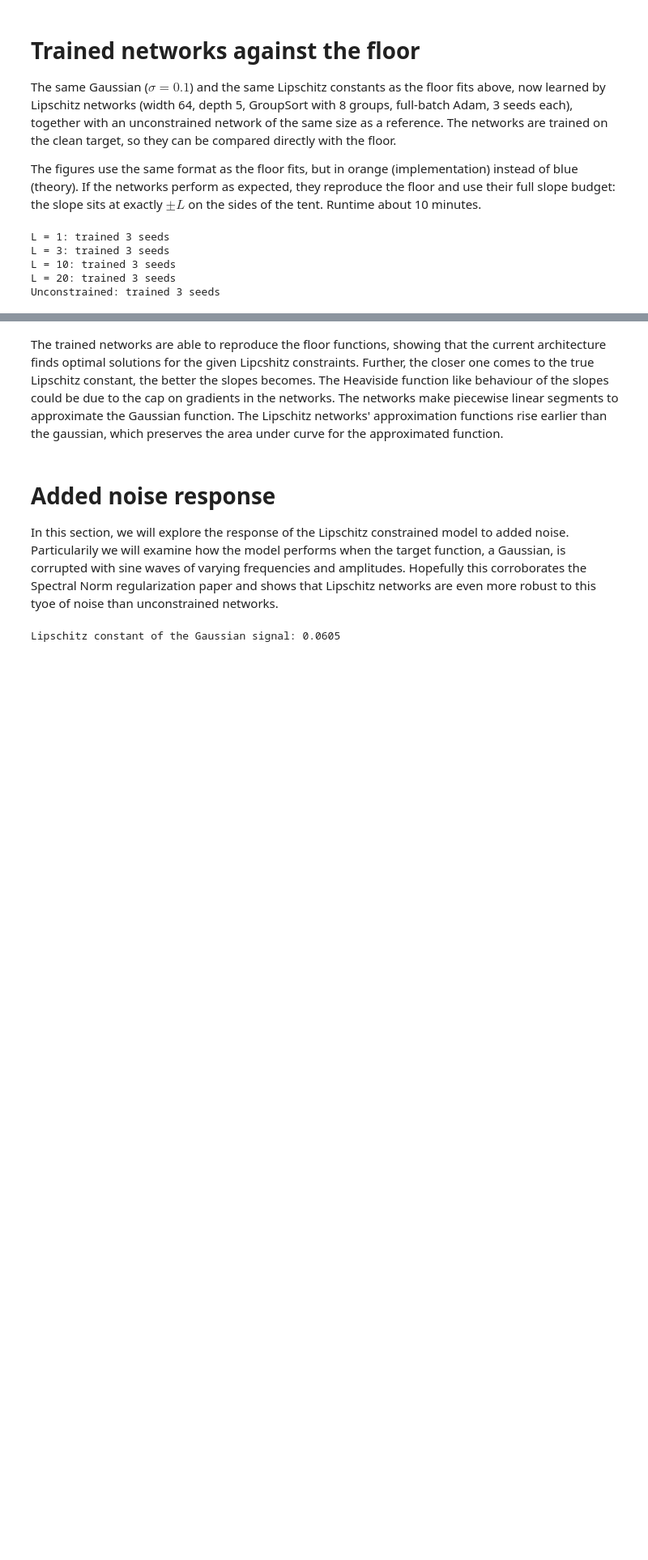
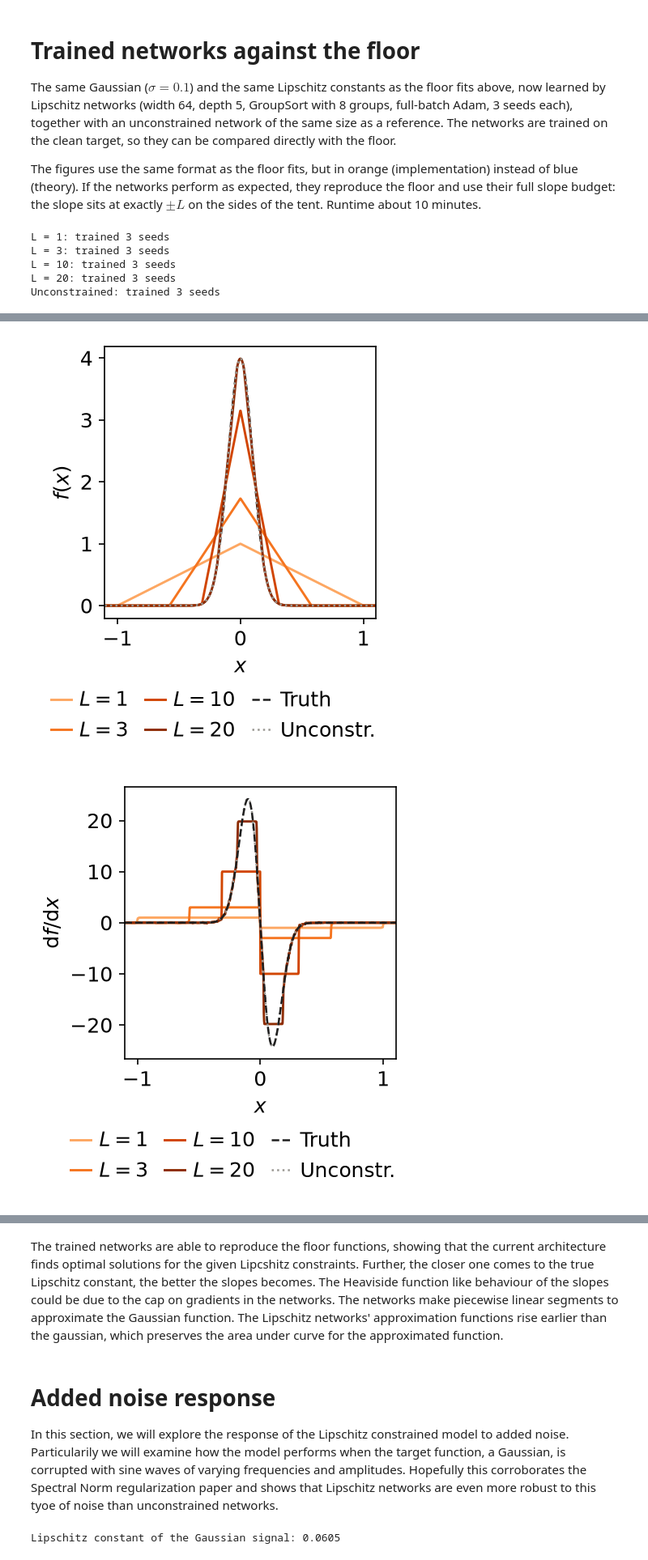
Before and after one commit to emilbkvamme/lipschitz-networks, a Jupyter notebook: Lipschitz_concept/Toy_gaussian.ipynb, the cells around one changed output, grey strips where cells are left out. Shown at 81% size. Saved outputs shown, nothing was run; the diff lists cells and outputs as text; code cells hidden in the pictures; blank space fills up the shorter version.

```diff
--- a/Lipschitz_concept/Toy_gaussian.ipynb
+++ b/Lipschitz_concept/Toy_gaussian.ipynb
@@ -558,0 +484,68 @@ Unconstrained: largest slope 24.1 ± 0.1 (L_true = 24.2), peak 3.989 (true 3.989
+# %%
+# Network fits in the same format as the floor fits, in orange (implementation) instead of blue (theory).
+# The floor fits are in their own figure, placed next to this one in the report, so they are not repeated here.
+# Uses REPORT_STYLE, PAIR_SIZE, PAIR_MARGINS, PAIR_LEGEND and the colours from the floor-fit plot cell above.
+net_shades = plt.cm.Oranges(np.linspace(0.4, 0.95, len(L_show)))  # one hue, light -> dark = small -> large L
+C_REF = "#9a9893"  # grey for the unconstrained reference, separate from theory (blue) and Lipschitz networks (orange)
+
+with plt.rc_context(REPORT_STYLE), plt.rc_context({"savefig.bbox": "standard"}):
+    # (a) Network fits: mean over seeds, band = spread between seeds
+    fig, ax = plt.subplots(figsize=PAIR_SIZE)
+    fig.subplots_adjust(**PAIR_MARGINS)
+    truth_line, = ax.plot(x_np, y_np, color=C_TRUE, lw=1.2, ls="--", label="Truth")
+    network_lines = []
+    for L, c in zip(L_show, net_shades):
+        ax.fill_between(x_np, net_fits[L].min(0), net_fits[L].max(0), color=c, alpha=0.3, lw=0)
+        line, = ax.plot(x_np, net_fits[L].mean(0), color=c, lw=1.4, label=rf"$L = {L:g}$")
+        network_lines.append(line)
+    unconstrained_line, = ax.plot(x_np, unc_fits.mean(0), color=C_REF, lw=1.2, ls=":", label="Unconstr.")
+    ax.set_xlim(x_lo, x_hi)
+    ax.set_xlabel(r"$x$"); ax.set_ylabel(r"$f(x)$")
+    # Legend below the panel, in the same layout as the floor fits. The measured slopes L_hat are in the table below.
+    ax.legend(handles=network_lines + [truth_line, unconstrained_line], **PAIR_LEGEND)
+    fig.savefig("Plots/Toy/gaussian_network_fits.pdf")
+    plt.show()
+
+    # (b) Slopes of the network fits against the slope of the Gaussian itself.
+    # The Gaussian needs slopes up to +-L_true. A network with L < L_true cannot follow, so it rises at its full
+    # slope +L from where it leaves the Gaussian up to the peak, and falls at -L on the other side: a tent.
+    # The plateaus at exactly +-L show that the networks use their whole slope budget.
+    # The unconstrained network has no bound, so it follows the slope of the Gaussian.
+    slope_true = np.gradient(y_np, x_np)   # slope of the Gaussian, computed on the grid
+    fig, ax = plt.subplots(figsize=PAIR_SIZE)
+    fig.subplots_adjust(**PAIR_MARGINS)
+    slope_lines = []
+    for L, c in zip(L_show, net_shades):
+        line, = ax.plot(x_np, net_slopes[L].mean(0), color=c, lw=1.4, label=rf"$L = {L:g}$")
+        slope_lines.append(line)
+    unconstrained_slope_line, = ax.plot(x_np, unc_slopes.mean(0), color=C_REF, lw=1.2, ls=":", label="Unconstr.")
+    # The Gaussian is drawn last, so it stays visible on top of the unconstrained network that follows it
+    truth_slope_line, = ax.plot(x_np, slope_true, color=C_TRUE, lw=1.2, ls="--", label="Truth")
+    ax.set_xlim(x_lo, x_hi)
+    ax.set_xlabel(r"$x$"); ax.set_ylabel(r"$\mathrm{d}f/\mathrm{d}x$")
+    ax.legend(handles=slope_lines + [truth_slope_line, unconstrained_slope_line], **PAIR_LEGEND)
+    fig.savefig("Plots/Toy/gaussian_network_slopes.pdf")
+    plt.show()
+
+# --- Table: network (mean ± std over seeds) against the floor
+print(f"{'L':>5} {'L_hat / L':>14} {'peak: net | floor':>22} {'FWHM: net | floor':>22} {'ISE: net | floor':>26}")
+for L in L_show:
+    L_hat = np.abs(net_slopes[L]).max(axis=1) / L
+    peaks = net_fits[L].max(axis=1)
+    widths = np.array([FWHM_calculation(x_np, f) for f in net_fits[L]])
+    ise = np.array([np.trapezoid((f - y_np) ** 2, x_np) for f in net_fits[L]])
+    print(f"{L:5g} {L_hat.mean():8.3f} ± {L_hat.std():.3f}"
+          f"   {peaks.mean():7.3f} | {floors[L].max():6.3f}"
+          f"   {widths.mean():7.3f} | {FWHM_calculation(x_np, floors[L]):6.3f}"
+          f"   {ise.mean():9.4f} | {np.trapezoid((floors[L] - y_np) ** 2, x_np):9.4f}")
+
+# Unconstrained reference: no bound, so its largest slope is compared with L_true of the target
+L_hat_unc = np.abs(unc_slopes).max(axis=1)
+widths_unc = np.array([FWHM_calculation(x_np, f) for f in unc_fits])
+ise_unc = np.array([np.trapezoid((f - y_np) ** 2, x_np) for f in unc_fits])
+print(f"\nUnconstrained: largest slope {L_hat_unc.mean():.1f} ± {L_hat_unc.std():.1f} (L_true = {L_true:.1f}), "
+      f"peak {unc_fits.max(axis=1).mean():.3f} (true {y_np.max():.3f}), "
+      f"FWHM {widths_unc.mean():.3f} (true {FWHM_calculation(x_np, y_np):.3f}), ISE {ise_unc.mean():.2e}")
+# %% [output]
+[figure, added]
+[figure, added]
```
Also changed, not shown: parts of 44 cells of this notebook.
